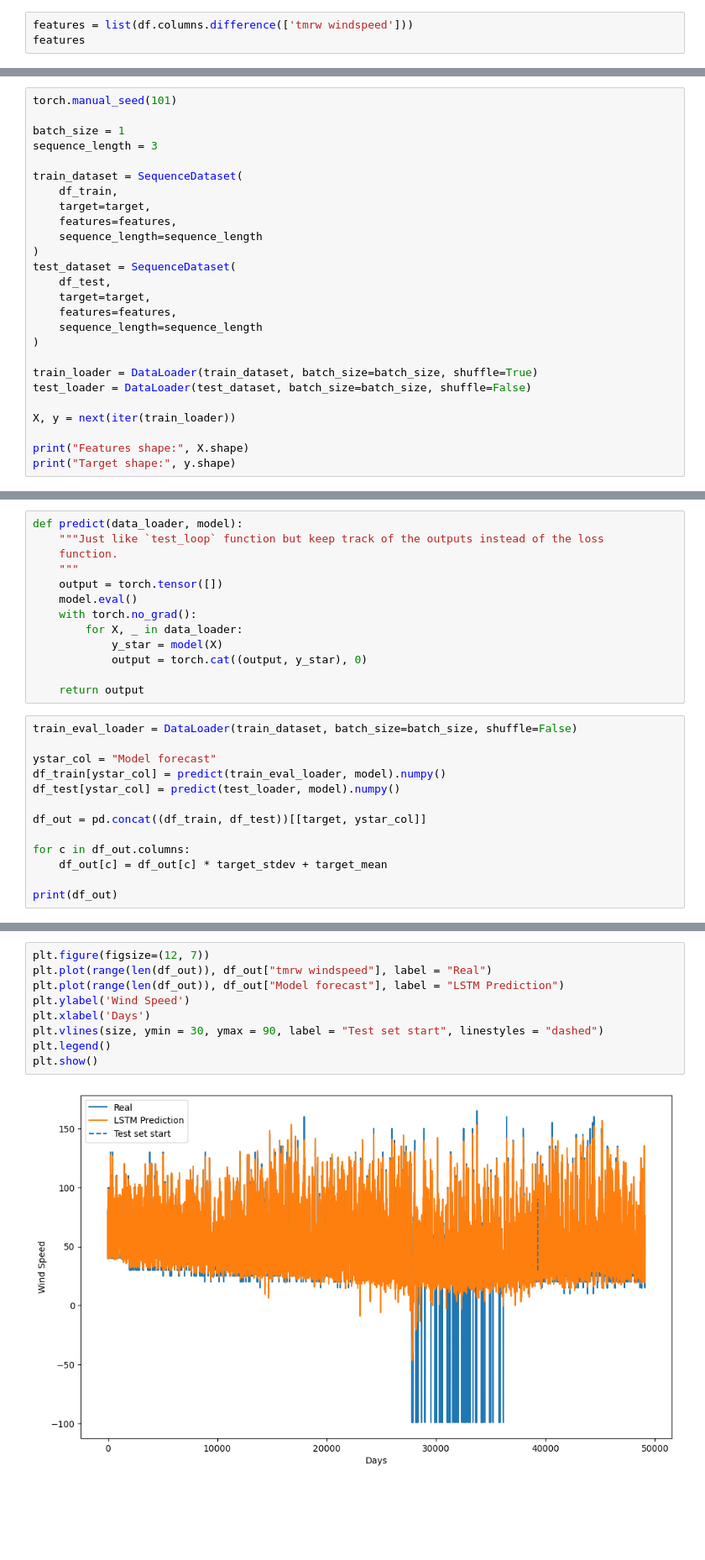
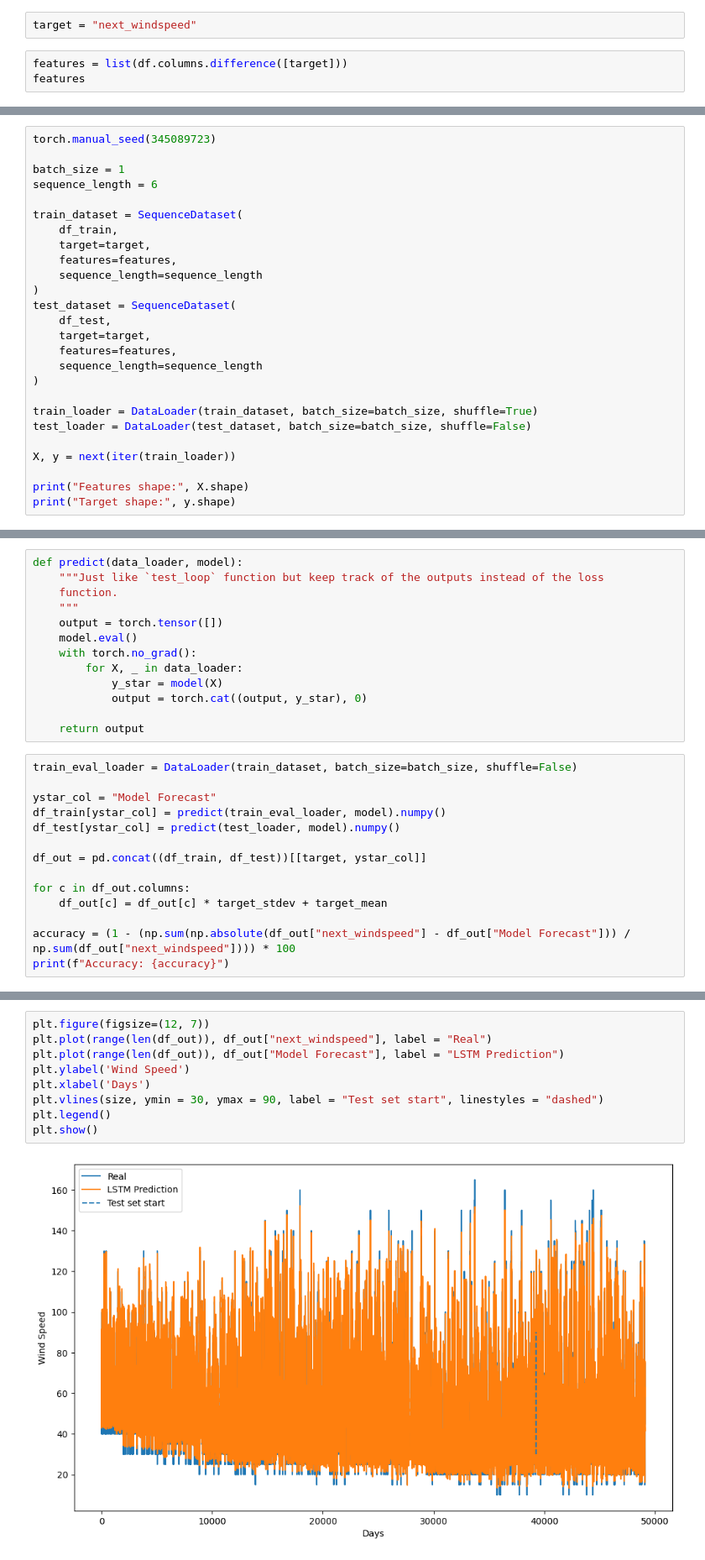
Before and after one commit to AadiTiwar1/HurricanePredictionUsingLSTM, a Jupyter notebook: src/HurricanePredictionDraft1 (3).ipynb, the cells around one changed output, grey strips where cells are left out. Shown at 84% size. Cells and saved outputs as stored; diff of their text form; blank space fills up the shorter version.

```diff
--- a/src/HurricanePredictionDraft1 (3).ipynb
+++ b/src/HurricanePredictionDraft1 (3).ipynb
@@ -59,5 +58,7 @@ target = "tmrw windspeed"
+# %%
+target = "next_windspeed"
 # %%
-features = list(df.columns.difference(['tmrw windspeed']))
+features = list(df.columns.difference([target]))
 features
 # %% [output]
 ['central_pressure', 'date', 'latitude', 'longitude', 'max_sustained_wind']
@@ -89,10 +90,10 @@ Finally, the last step in the data processing to prepare for LSTM is to prepare
 
 We decided the sequence length as 3 for purposes of this notebook.
 # %%
-torch.manual_seed(101)
+torch.manual_seed(345089723)
 
 batch_size = 1
-sequence_length = 3
+sequence_length = 6
 
 train_dataset = SequenceDataset(
     df_train,
@@ -243,7 +244,7 @@ def predict(data_loader, model):
 # %%
 train_eval_loader = DataLoader(train_dataset, batch_size=batch_size, shuffle=False)
 
-ystar_col = "Model forecast"
+ystar_col = "Model Forecast"
 df_train[ystar_col] = predict(train_eval_loader, model).numpy()
 df_test[ystar_col] = predict(test_loader, model).numpy()
 
@@ -252,5 +253,6 @@ df_out = pd.concat((df_train, df_test))[[target, ystar_col]]
 for c in df_out.columns:
     df_out[c] = df_out[c] * target_stdev + target_mean
 
-print(df_out)
+accuracy = (1 - (np.sum(np.absolute(df_out["next_windspeed"] - df_out["Model Forecast"])) / np.sum(df_out["next_windspeed"]))) * 100
+print(f"Accuracy: {accuracy}")
 # %% [output]
@@ -271,14 +260,14 @@ print(df_out)
 # %%
 plt.figure(figsize=(12, 7))
-plt.plot(range(len(df_out)), df_out["tmrw windspeed"], label = "Real")
-plt.plot(range(len(df_out)), df_out["Model forecast"], label = "LSTM Prediction")
+plt.plot(range(len(df_out)), df_out["next_windspeed"], label = "Real")
+plt.plot(range(len(df_out)), df_out["Model Forecast"], label = "LSTM Prediction")
 plt.ylabel('Wind Speed')
 plt.xlabel('Days')
 plt.vlines(size, ymin = 30, ymax = 90, label = "Test set start", linestyles = "dashed")
 plt.legend()
 plt.show()
 # %% [output]
-[figure, old version]
+[figure, new version]
 # %%
 plt.figure(figsize=(8, 6))
 plt.plot(range(len(classical_loss_test)), classical_loss_test)
```
Also changed, not shown: parts of 7 cells of this notebook, 2 other files.
